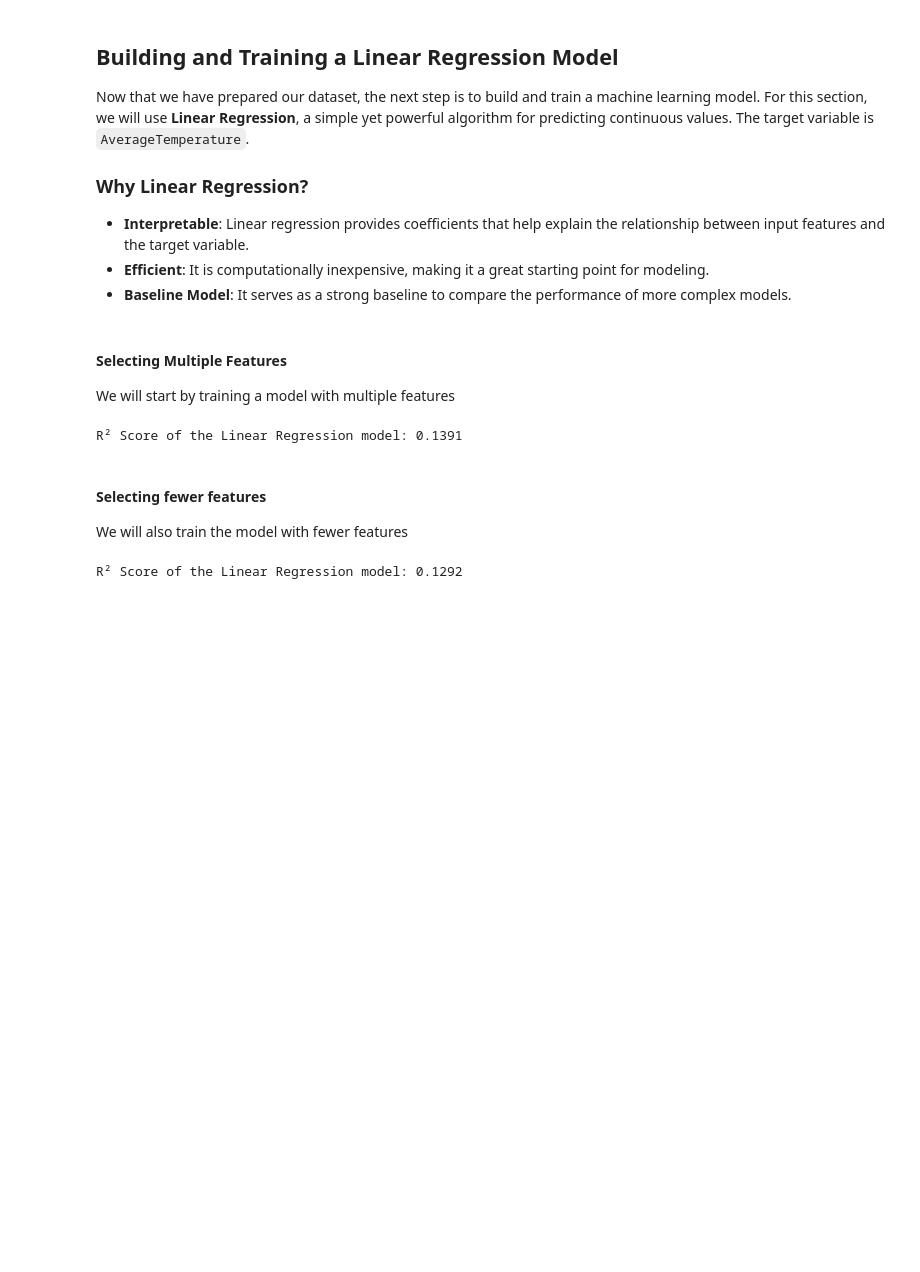
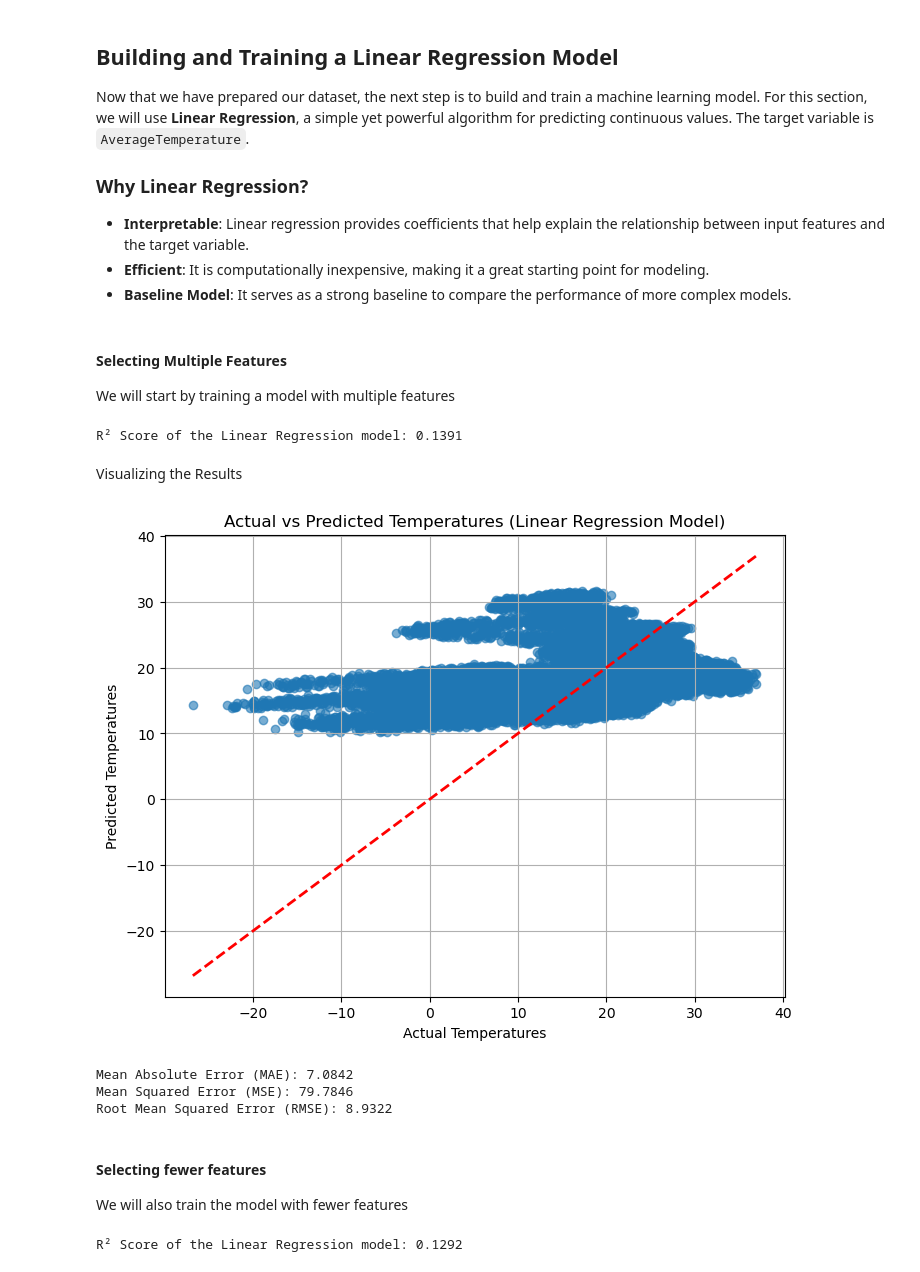
Before and after one commit to edwinperaza99/weather-prediction-model, a Jupyter notebook: notebooks/4_ML_Models.ipynb, the cells around one changed output. Cells and saved outputs as stored; diff of their text form; code cells hidden in the pictures; blank space fills up the shorter version.

Commit message:
add graphs

```diff
--- a/notebooks/4_ML_Models.ipynb
+++ b/notebooks/4_ML_Models.ipynb
@@ -481,6 +481,51 @@ result = loaded_model.score(X_test, y_test)
 print(f"R² Score of the Linear Regression model: {result:.4f}")
 # %% [output]
 R² Score of the Linear Regression model: 0.1391
+# %% [markdown]
+Visualizing the Results
+# %%
+import matplotlib.pyplot as plt
+import numpy as np
+
+# Define features and target
+X = df[['Year','Month', 'Latitude', 'Longitude']]
+y = df['AverageTemperature']  # Target variable
+
+# Split the data: 80% training, 20% testing, use random splitting
+X_train, X_test, y_train, y_test = train_test_split(X, y, test_size=0.2, random_state=42)
+
+# Load the model from disk
+filename = '../models/regression_model_M1.sav'
+loaded_model = pickle.load(open(filename, 'rb'))
+
+# Predict using the test set
+y_pred = loaded_model.predict(X_test)
+
+# Plot Actual vs. Predicted
+plt.figure(figsize=(8, 6))
+plt.scatter(y_test, y_pred, alpha=0.6)
+plt.plot([y_test.min(), y_test.max()], [y_test.min(), y_test.max()], 'r--', lw=2)  # Reference line
+plt.title("Actual vs Predicted Temperatures (Linear Regression Model)")
+plt.xlabel("Actual Temperatures")
+plt.ylabel("Predicted Temperatures")
+plt.grid(True)
+plt.show()
+# %% [output]
+[figure, added]
+# %%
+from sklearn.metrics import mean_absolute_error, mean_squared_error
+
+mae = mean_absolute_error(y_test, y_pred)
+mse = mean_squared_error(y_test, y_pred)
+rmse = np.sqrt(mse)
+
+print(f"Mean Absolute Error (MAE): {mae:.4f}")
+print(f"Mean Squared Error (MSE): {mse:.4f}")
+print(f"Root Mean Squared Error (RMSE): {rmse:.4f}")
+# %% [output]
+Mean Absolute Error (MAE): 7.0842
+Mean Squared Error (MSE): 79.7846
+Root Mean Squared Error (RMSE): 8.9322
 # %% [markdown]
 #### Selecting fewer features
 We will also train the model with fewer features
```
Also changed, not shown: parts of 25 cells of this notebook.
